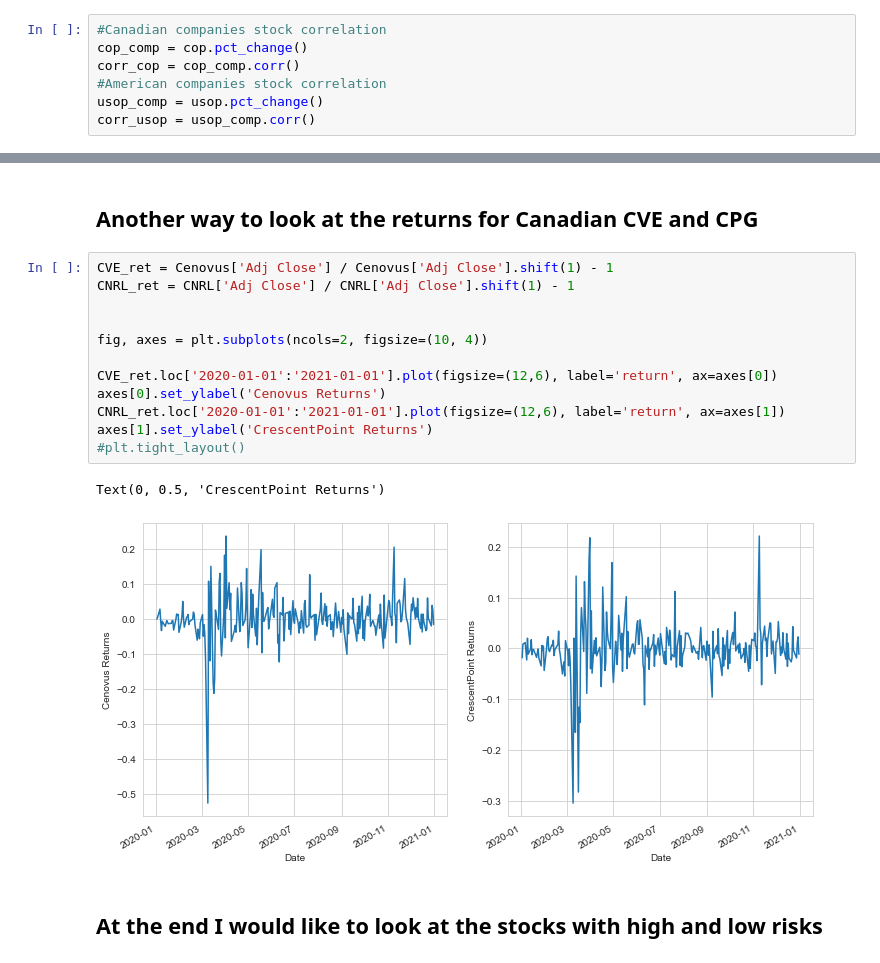
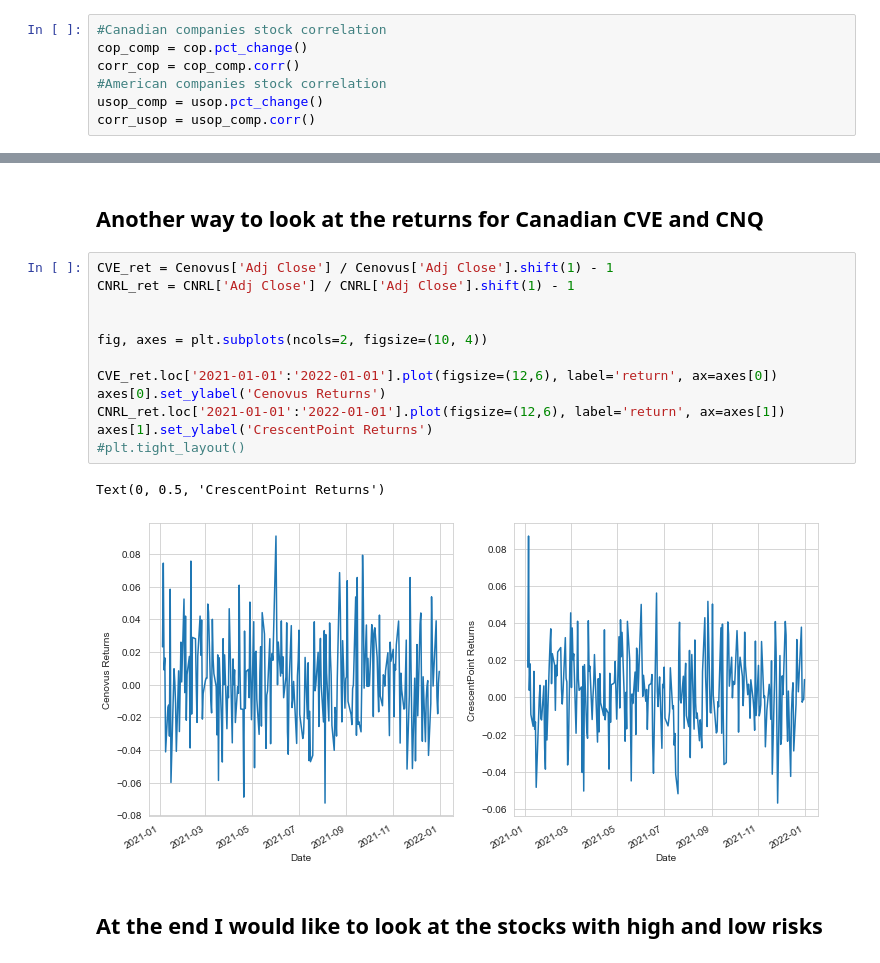
Before and after one commit to vadimsavenkov/Stock-Price-Analysis, a Jupyter notebook: Stock_Analysis.ipynb, the cells around one changed output, grey strips where cells are left out. Drawn from its saved outputs; the diff is of its cells as text.

```diff
--- a/Stock_Analysis.ipynb
+++ b/Stock_Analysis.ipynb
@@ -558,20 +552,20 @@ Text(0, 0.5, 'Returns EOG')
 # %% [markdown]
-## Another way to look at the returns for Canadian CVE and CPG
+## Another way to look at the returns for Canadian CVE and CNQ
 # %%
 CVE_ret = Cenovus['Adj Close'] / Cenovus['Adj Close'].shift(1) - 1
 CNRL_ret = CNRL['Adj Close'] / CNRL['Adj Close'].shift(1) - 1
 
 
 fig, axes = plt.subplots(ncols=2, figsize=(10, 4))
 
-CVE_ret.loc['2020-01-01':'2021-01-01'].plot(figsize=(12,6), label='return', ax=axes[0])
+CVE_ret.loc['2021-01-01':'2022-01-01'].plot(figsize=(12,6), label='return', ax=axes[0])
 axes[0].set_ylabel('Cenovus Returns')
-CNRL_ret.loc['2020-01-01':'2021-01-01'].plot(figsize=(12,6), label='return', ax=axes[1])
+CNRL_ret.loc['2021-01-01':'2022-01-01'].plot(figsize=(12,6), label='return', ax=axes[1])
 axes[1].set_ylabel('CrescentPoint Returns')
 #plt.tight_layout()
 # %% [output]
 Text(0, 0.5, 'CrescentPoint Returns')
-[figure, old version]
+[figure, new version]
 # %% [markdown]
 ## At the end I would like to look at the stocks with high and low risks
 # %%
```
Also changed, not shown: parts of 58 cells of this notebook.
